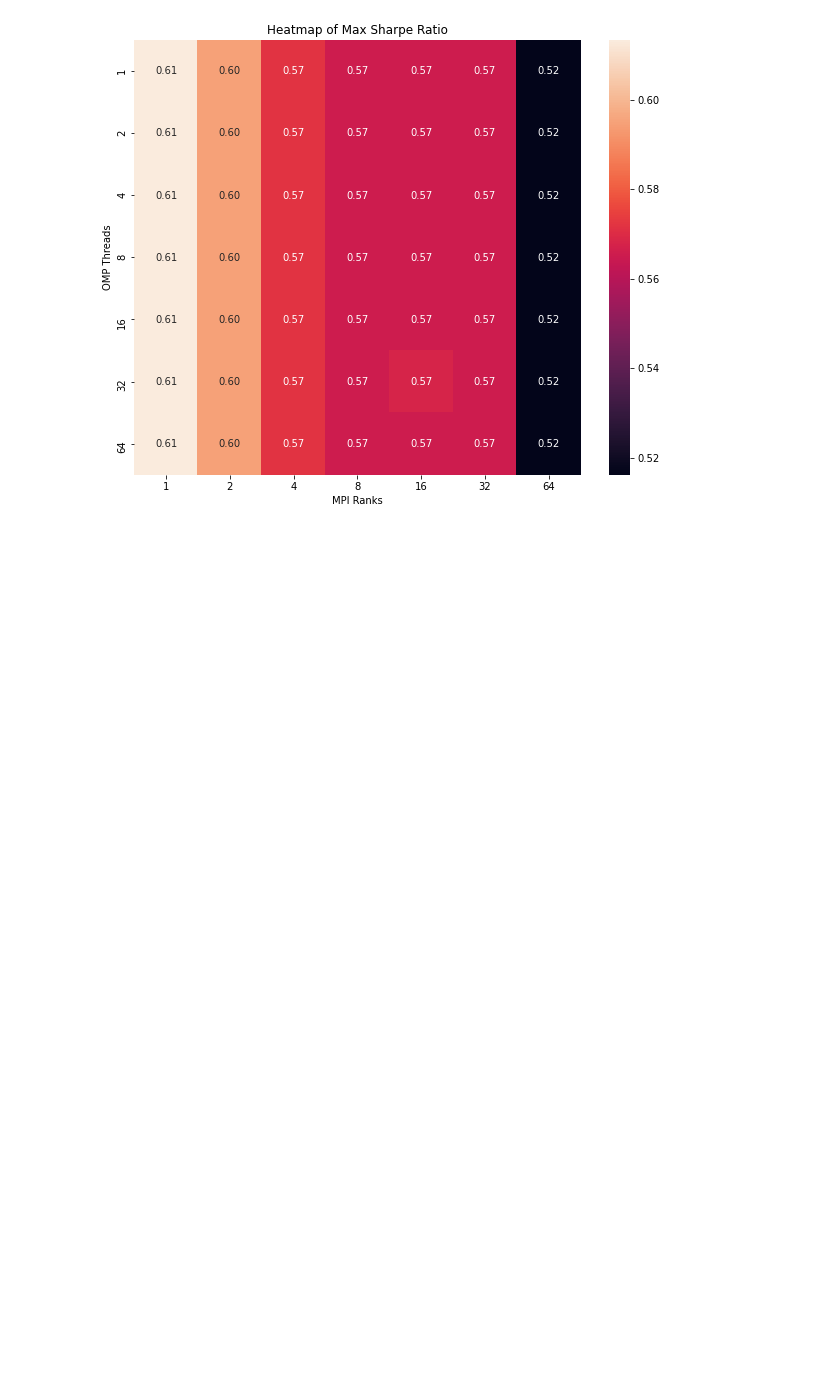
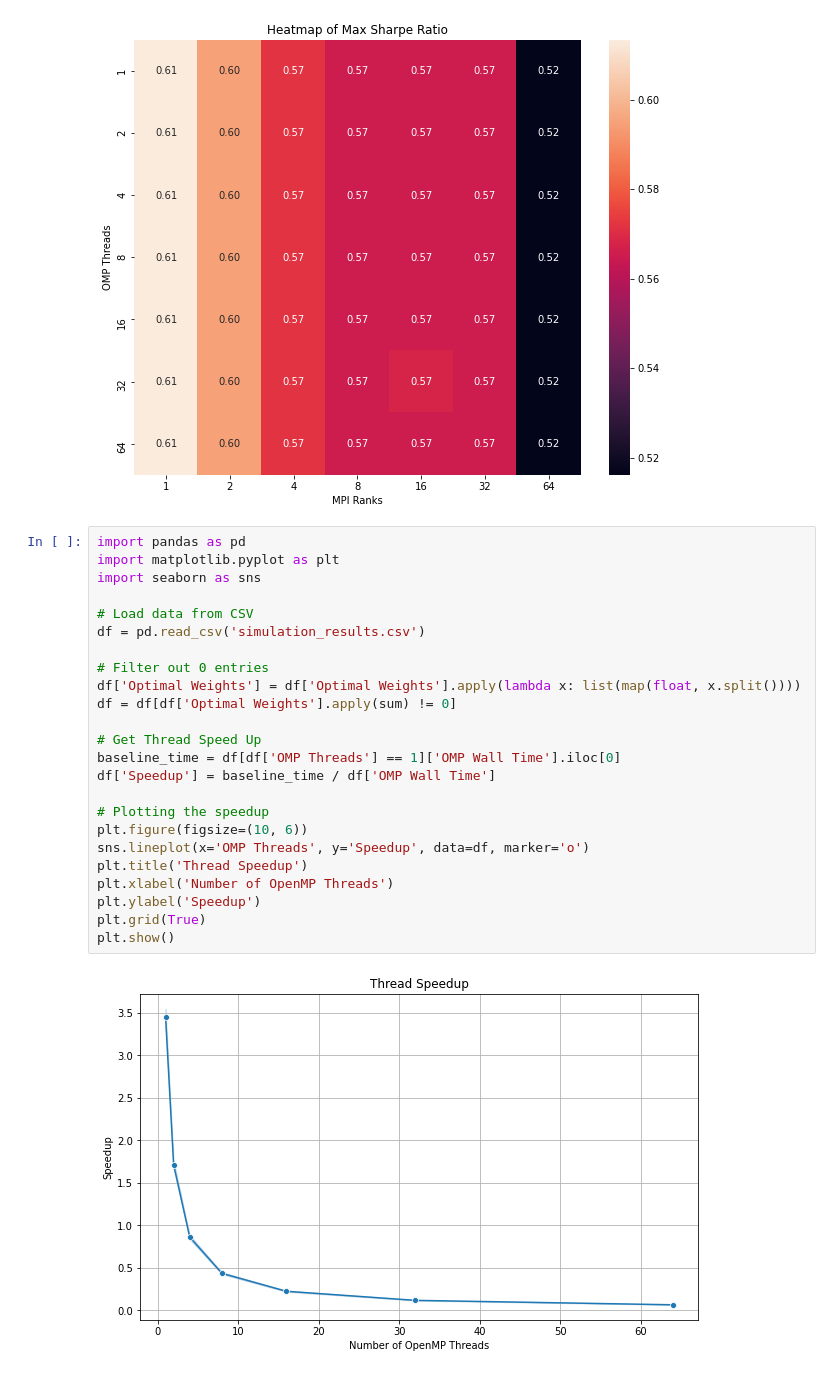
Before and after one commit to ChrisG32123/stock-market-pca, a Jupyter notebook: results.ipynb, the cells around one changed output. Cells and saved outputs as stored; diff of their text form; blank space fills up the shorter version.

Commit message:
Update README and explain graphs

```diff
--- a/results.ipynb
+++ b/results.ipynb
@@ -459,3 +459,29 @@ plt.savefig('OptimalSharpe.png')
 plt.close()
 # %% [output]
 [figure]
+# %%
+import pandas as pd
+import matplotlib.pyplot as plt
+import seaborn as sns
+
+# Load data from CSV
+df = pd.read_csv('simulation_results.csv')
+
+# Filter out 0 entries
+df['Optimal Weights'] = df['Optimal Weights'].apply(lambda x: list(map(float, x.split())))
+df = df[df['Optimal Weights'].apply(sum) != 0]
+
+# Get Thread Speed Up
+baseline_time = df[df['OMP Threads'] == 1]['OMP Wall Time'].iloc[0]
+df['Speedup'] = baseline_time / df['OMP Wall Time']
+
+# Plotting the speedup
+plt.figure(figsize=(10, 6))
+sns.lineplot(x='OMP Threads', y='Speedup', data=df, marker='o')
+plt.title('Thread Speedup')
+plt.xlabel('Number of OpenMP Threads')
+plt.ylabel('Speedup')
+plt.grid(True)
+plt.show()
+# %% [output]
+[figure, added]
```
Also changed, not shown: 7 other files.
